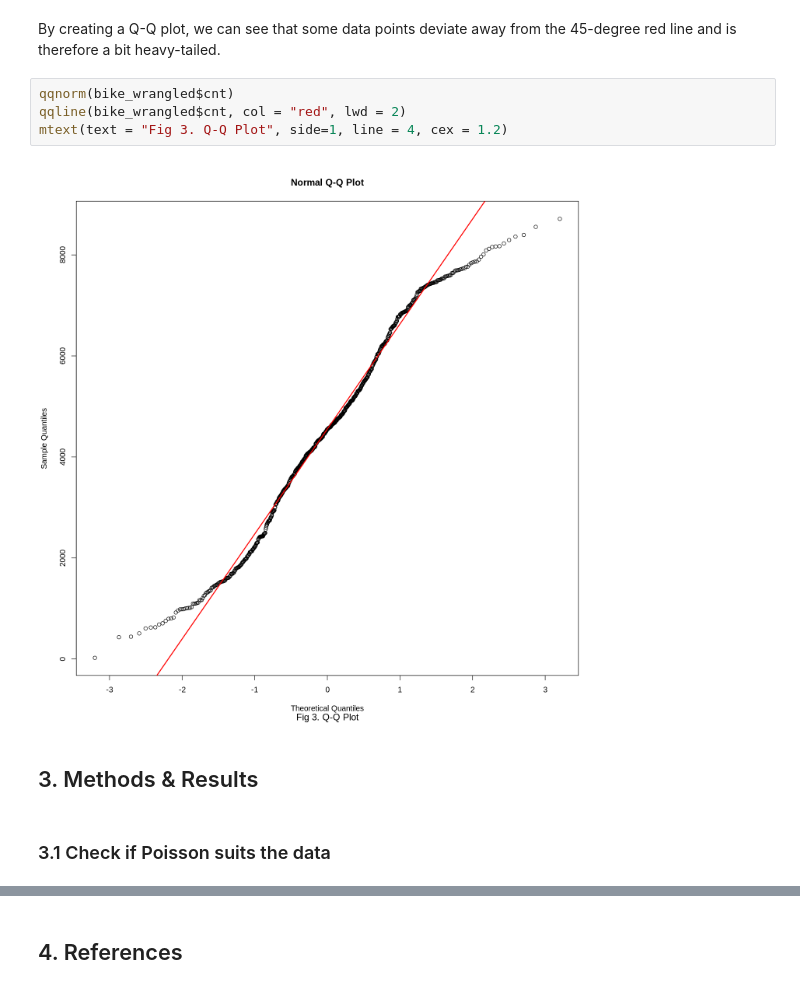
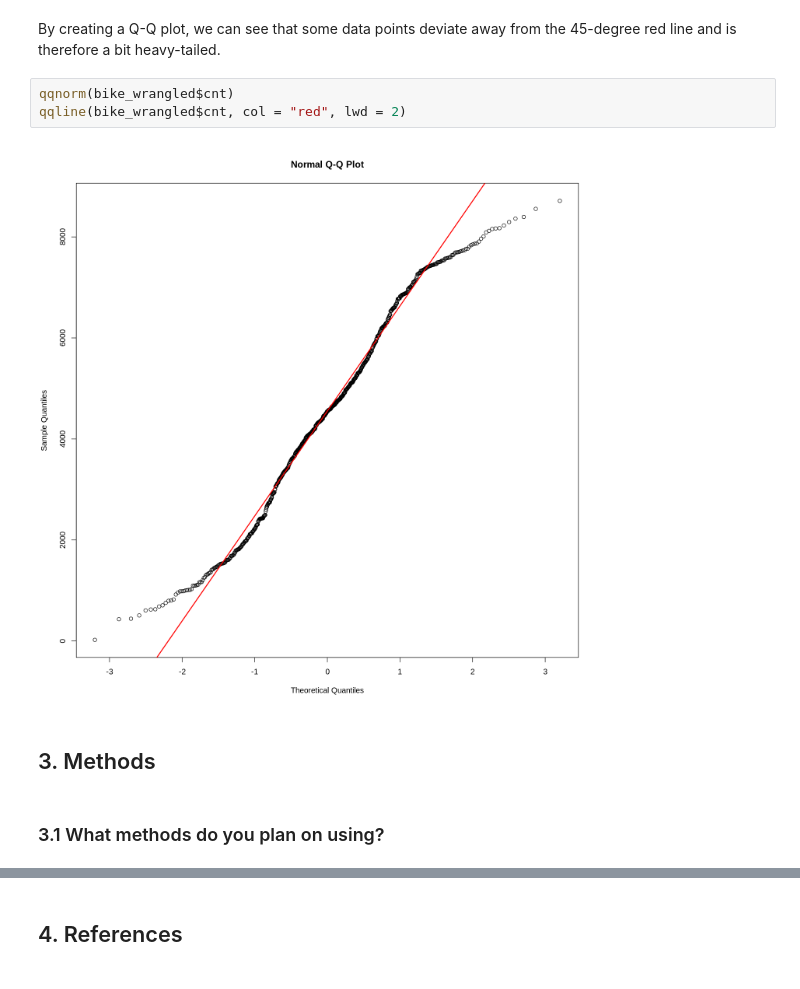
Before and after one commit to tonyliang19/stat301-group-project, a Jupyter notebook: src/methods_tony.ipynb, the cells around one changed output, grey strips where cells are left out. Cells and saved outputs as stored; diff of their text form.

```diff
--- a/src/methods_tony.ipynb
+++ b/src/methods_tony.ipynb
@@ -191,11 +235,10 @@ By creating a Q-Q plot, we can see that some data points deviate away from the 4
 # %%
 qqnorm(bike_wrangled$cnt)
 qqline(bike_wrangled$cnt, col = "red", lwd = 2)
-mtext(text = "Fig 3. Q-Q Plot", side=1, line = 4, cex = 1.2)
 # %% [output]
-[figure, old version]
+[figure, new version]
 # %% [markdown]
-## 3. Methods & Results
+## 3. Methods
 # %% [markdown]
-### 3.1 Check if Poisson suits the data
+### 3.1 What methods do you plan on using?
 # %% [markdown]
```
Also changed, not shown: parts of 37 cells of this notebook.
